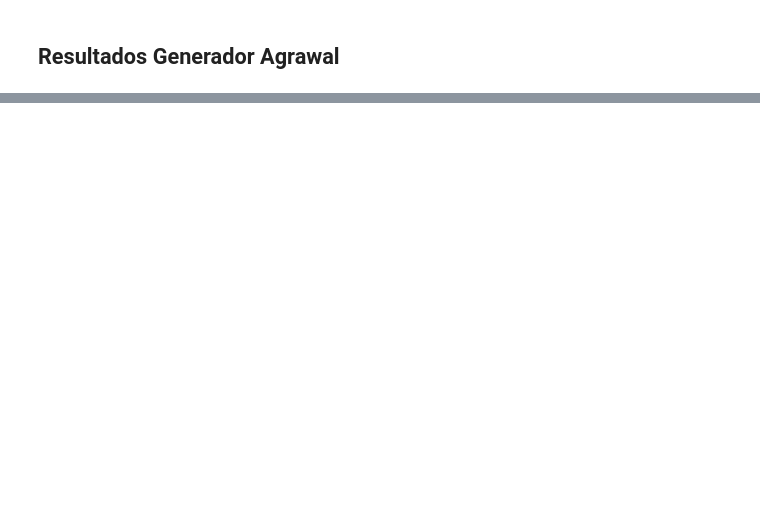
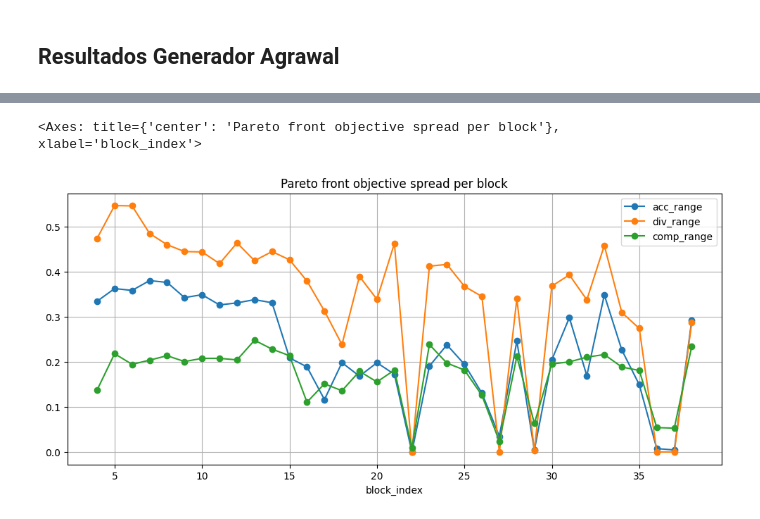
Before and after one commit to edubzq/Concept_drift, a Jupyter notebook: Notebook_pasivos.ipynb, the cells around one changed output, grey strips where cells are left out. Drawn from its saved outputs; the diff is of its cells as text; code cells hidden in the pictures; blank space fills up the shorter version.

```diff
--- a/Notebook_pasivos.ipynb
+++ b/Notebook_pasivos.ipynb
@@ -333,0 +326,27 @@ display(Image(filename="plots/dynamic_moea_agrawal_recurrent.png"))
+# %%
+spread = (
+    pareto
+    .groupby("block_index")
+    .agg(
+        acc_min=("recent_accuracy", "min"),
+        acc_max=("recent_accuracy", "max"),
+        div_min=("diversity", "min"),
+        div_max=("diversity", "max"),
+        comp_min=("complexity", "min"),
+        comp_max=("complexity", "max"),
+    )
+)
+
+spread["acc_range"] = spread["acc_max"] - spread["acc_min"]
+spread["div_range"] = spread["div_max"] - spread["div_min"]
+spread["comp_range"] = spread["comp_max"] - spread["comp_min"]
+
+spread[["acc_range", "div_range", "comp_range"]].plot(
+    figsize=(12, 5),
+    marker="o",
+    grid=True,
+    title="Pareto front objective spread per block",
+)
+# %% [output]
+<Axes: title={'center': 'Pareto front objective spread per block'}, xlabel='block_index'>
+[figure, added]
```
Also changed, not shown: parts of 29 cells of this notebook, 14 other files.
